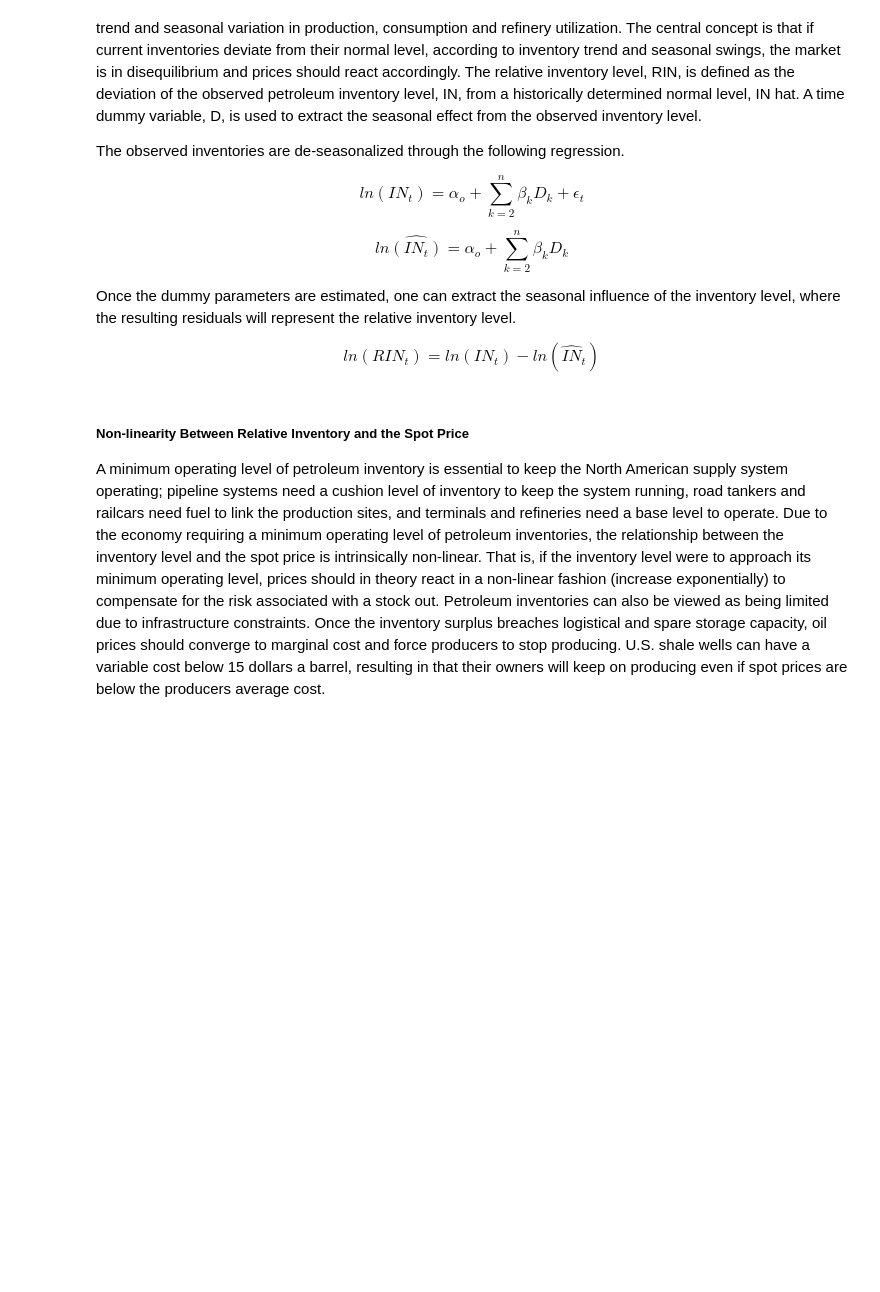
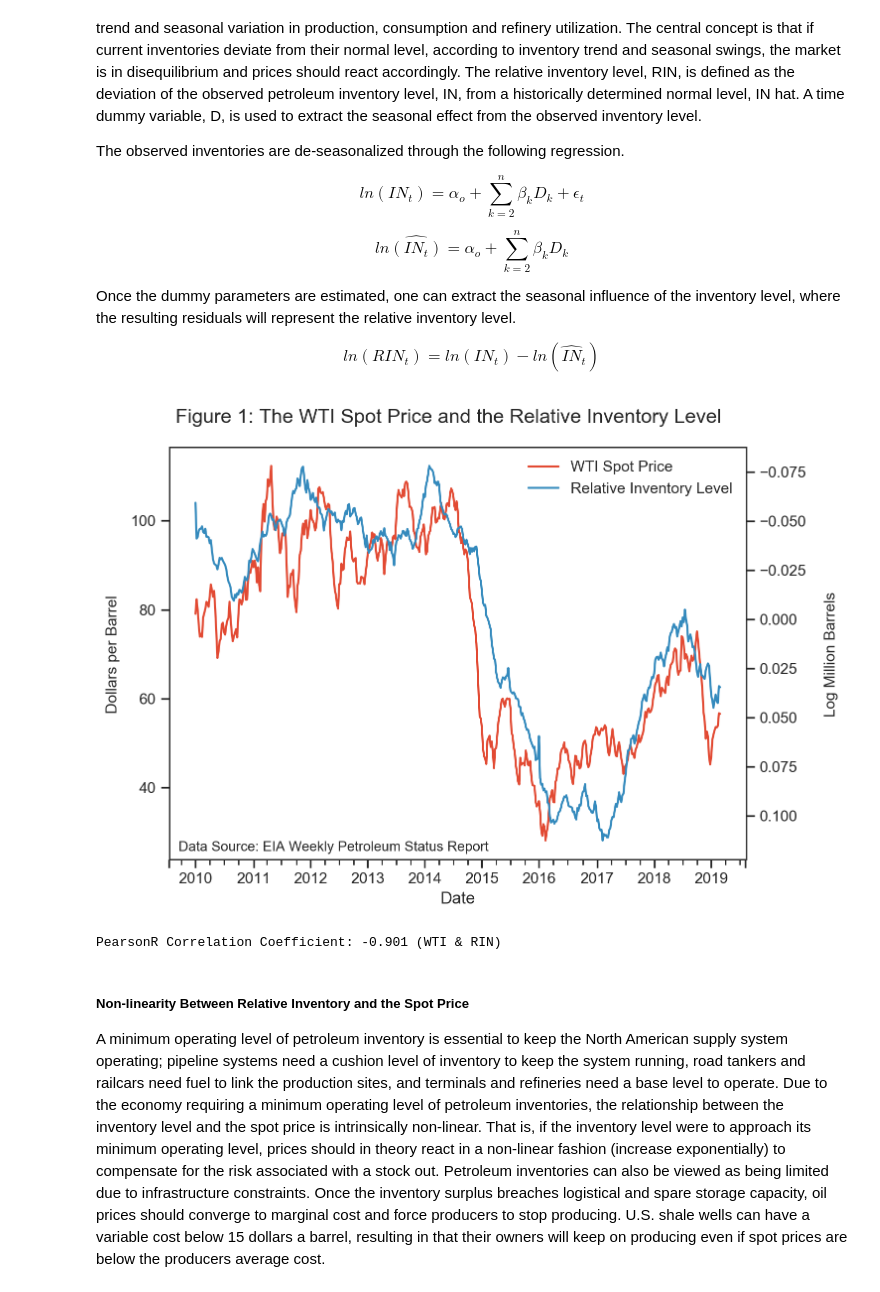
Before and after one commit to MarcusMLarsson/Forecasting-Crude-Oil, a Jupyter notebook: Forecasting_Crude.ipynb, the cells around one changed output. Cells and saved outputs as stored; diff of their text form; code cells hidden in the pictures; blank space fills up the shorter version.

```diff
--- a/Forecasting_Crude.ipynb
+++ b/Forecasting_Crude.ipynb
@@ -147,26 +112,27 @@ dfInventory['RIN'] = m1.resid
 # Concat Inventory Data with Weekly Spot Price
 df = pd.concat([dfInventory, dfSpot], axis= 1)
 # %%
-# @hidden_cell
-
 sns.set_style("white")
 sns.set_style("ticks")
-fig= plt.figure(num=None, figsize=(7.5, 5.5), dpi=90)
+fig= plt.figure(num=None, figsize=(7.5, 5.5), dpi=100)
 ax1 = df['WTI'].plot(label='WTI Spot Price')
 ax2 = df['RIN'].plot(secondary_y=True, label='Relative Inventory Level')
 ax2 = plt.gca()
 ax2.invert_yaxis()
 h1, l1 = ax1.get_legend_handles_labels()
 h2, l2 = ax2.get_legend_handles_labels()
 plt.legend(h1+h2, l1+l2, loc=1, frameon=False)
 plt.figtext(0.137, 0.14, "Data Source: EIA Weekly Petroleum Status Report", fontsize= 10)
 plt.suptitle('Figure 1: The WTI Spot Price and the Relative Inventory Level', x=0.5, y=0.95, ha='center', fontsize='x-large')
 plt.figtext(0.04, 0.5, 'Dollars per Barrel', va='center', rotation='vertical', fontsize=11)
 plt.figtext(1.005, 0.5, 'Log Million Barrels', va='center', rotation='vertical', fontsize=11)
 plt.style.use('ggplot')
 plt.show()
 corr = df['WTI'].corr(df['RIN'])
 print('PearsonR Correlation Coefficient:',round(corr, 3),'(WTI & RIN)')
+# %% [output]
+[figure, added]
+PearsonR Correlation Coefficient: -0.901 (WTI & RIN)
 # %%
 # Square relative inventory
 df['RINsqr']= df['RIN']**2
```
Also changed, not shown: parts of 19 cells of this notebook.
